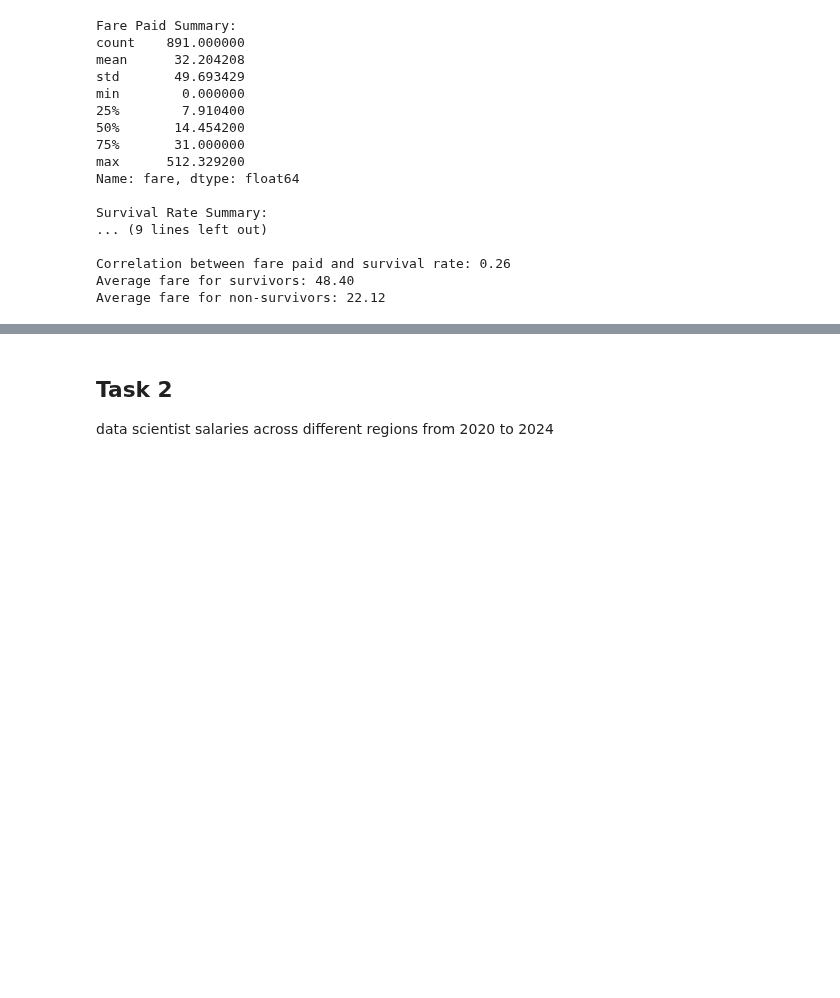
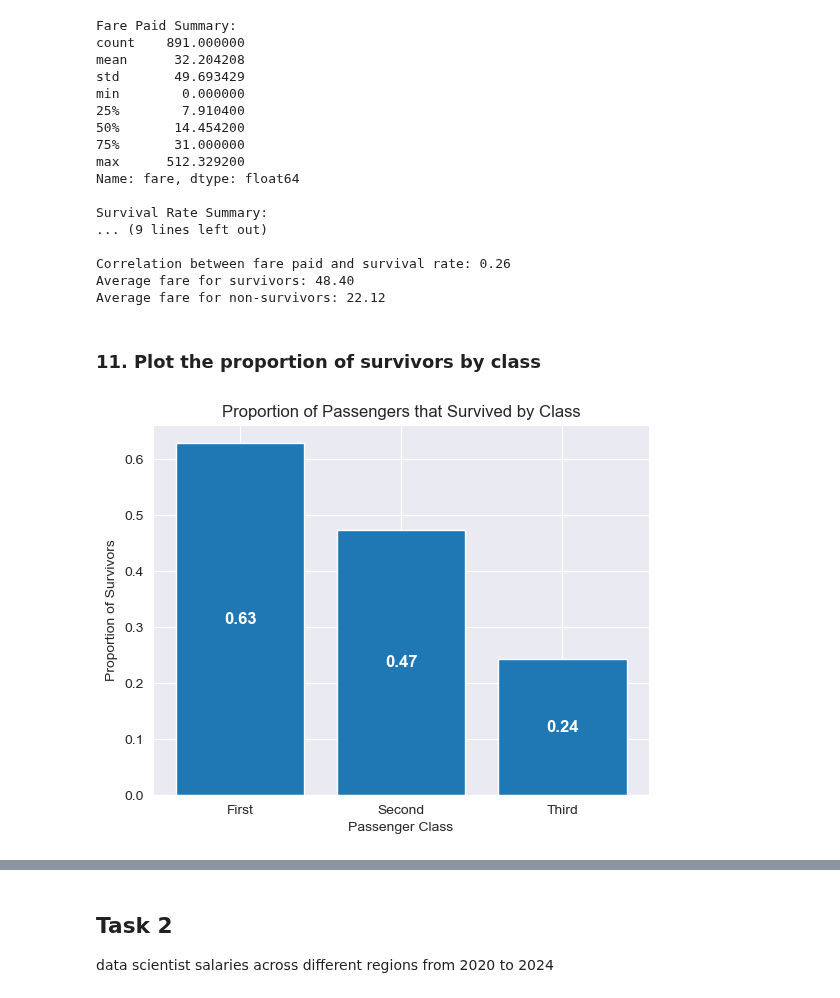
Before and after one commit to amirZZZkiller/DS-Course-Projects, a Jupyter notebook: CA2/Akbari_Azad_Baghestani_JamaliDS4022_CA2.ipynb, the cells around one changed output, grey strips where cells are left out. Saved outputs shown, nothing was run; the diff lists cells and outputs as text; code cells hidden in the pictures; blank space fills up the shorter version.

```diff
--- a/CA2/Akbari_Azad_Baghestani_JamaliDS4022_CA2.ipynb
+++ b/CA2/Akbari_Azad_Baghestani_JamaliDS4022_CA2.ipynb
@@ -360,3 +360,23 @@ Survival Rate Summary:
 Correlation between fare paid and survival rate: 0.26
 Average fare for survivors: 48.40
 Average fare for non-survivors: 22.12
+# %% [markdown]
+### 11. Plot the proportion of survivors by class
+# %%
+# Calculate the proportion of passengers that survived by class
+survival_proportion_by_class = df.groupby('pclass')['survived'].mean()
+
+# Plot the proportion of passengers that survived by class
+plt.bar(survival_proportion_by_class.index, survival_proportion_by_class.values)
+
+# Annotate each bar with its corresponding value
+for i, value in enumerate(survival_proportion_by_class.values):
+    plt.text(i + 1, value / 2, f'{value:.2f}', ha='center', va='center', fontsize=12, color='white', fontweight='bold')
+
+plt.xlabel('Passenger Class')
+plt.ylabel('Proportion of Survivors')
+plt.title('Proportion of Passengers that Survived by Class')
+plt.xticks(survival_proportion_by_class.index, labels=['First', 'Second', 'Third'])
+plt.show()
+# %% [output]
+[figure, added]
```
Also changed, not shown: parts of 2 cells of this notebook.
